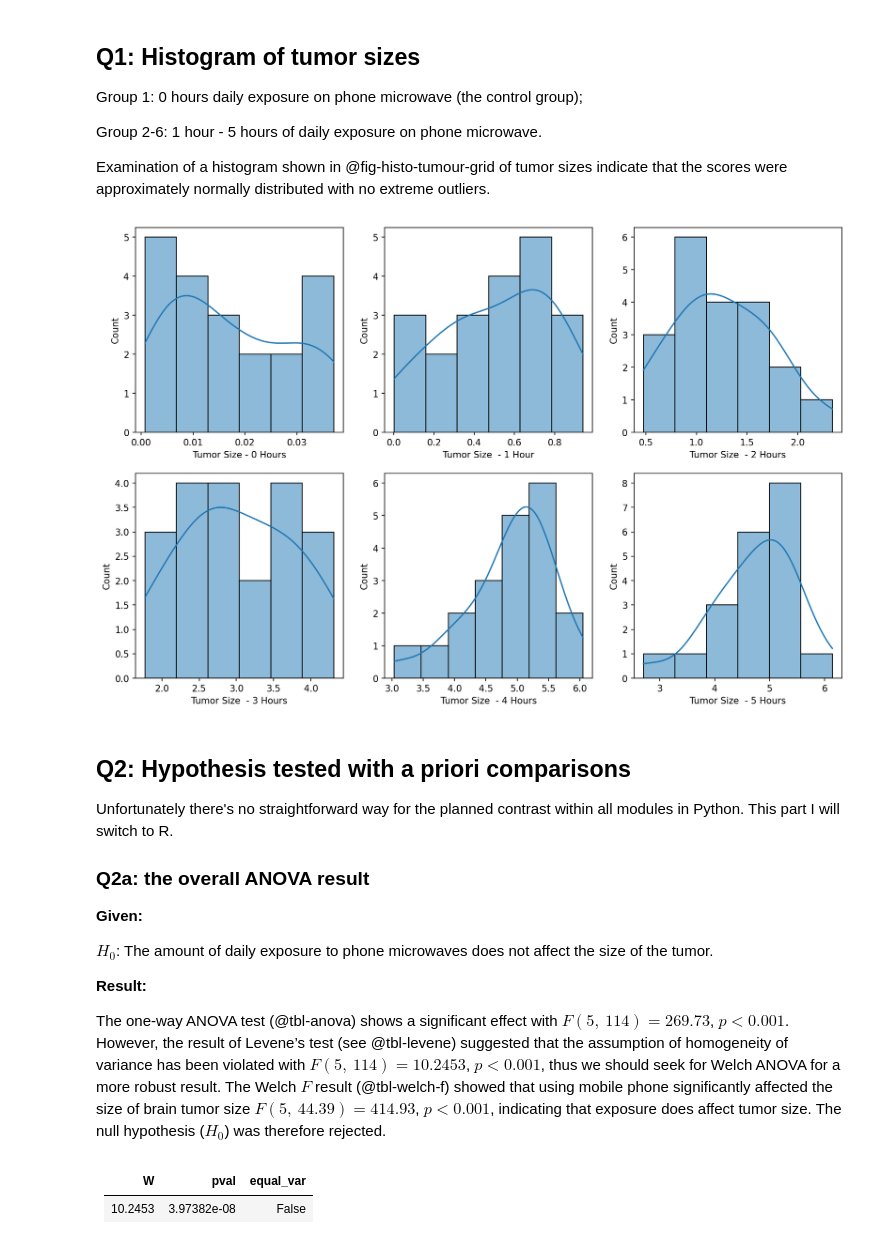
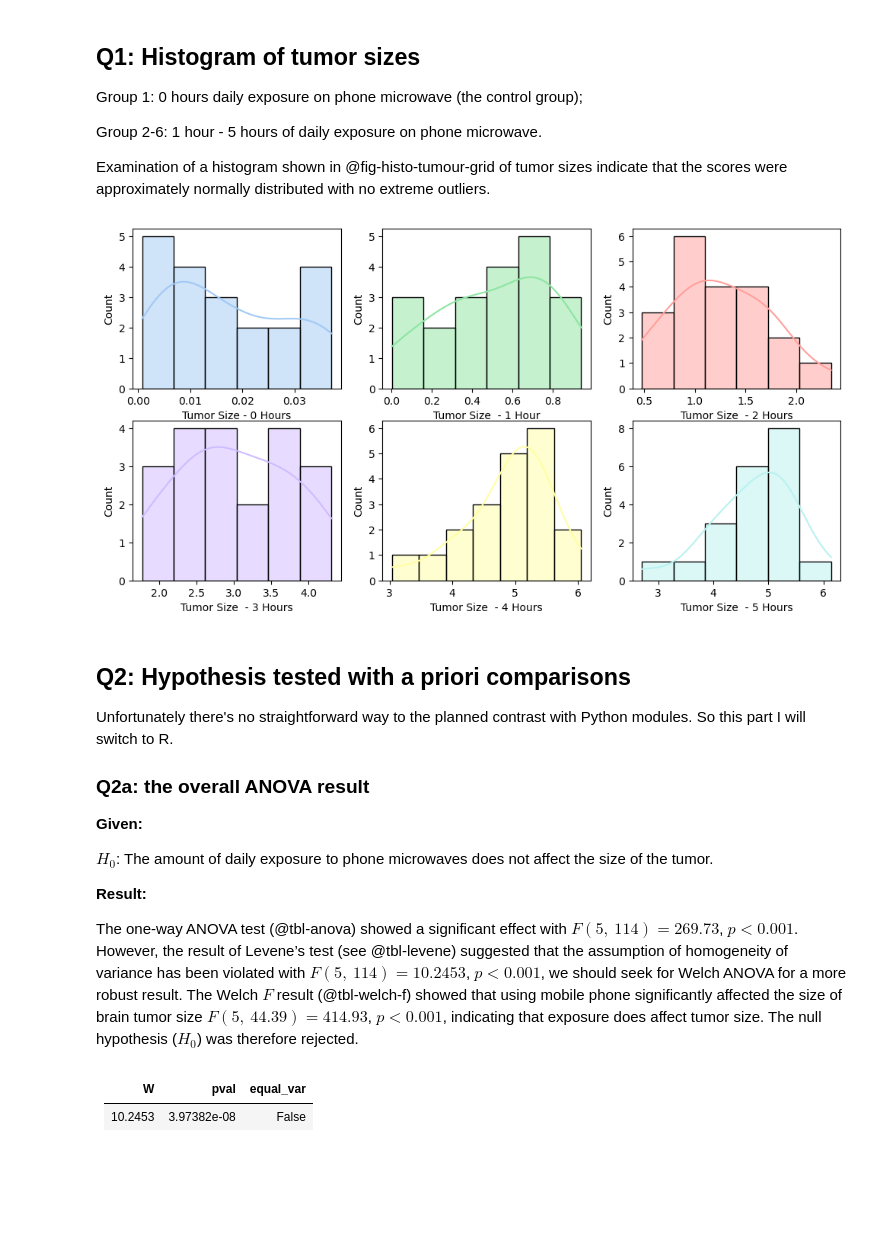
Before and after one commit to AliceAmamiya/educ8009, a Jupyter notebook: session15-16/assignment.ipynb, the cells around one changed output. Drawn from its saved outputs; the diff is of its cells as text; code cells hidden in the pictures; blank space fills up the shorter version.

```diff
--- a/session15-16/assignment.ipynb
+++ b/session15-16/assignment.ipynb
@@ -62,32 +62,31 @@ Examination of a histogram shown in @fig-histo-tumour-grid of tumor sizes indica
 # %%
 #| echo: false
 #| label: fig-histo-tumour-grid
 #| fig-cap: Distribution of tumour sizes per group.
 
 import pyreadstat
 import matplotlib.pyplot as plt
 import seaborn as sns
 
 
 tumour_df, tumour_meta = pyreadstat.read_sav('./datasets/tumour.sav')
 
 fig, ax = plt.subplots(2,3)
-sns.histplot(tumour_df[tumour_df['usage'] == 1], x='tumour', kde=True, ax=ax[0, 0]).set_xlabel('Tumor Size - 0 Hours')
-sns.histplot(tumour_df[tumour_df['usage'] == 2], x='tumour', kde=True, ax=ax[0, 1]).set_xlabel('Tumor Size  - 1 Hour')
-sns.histplot(tumour_df[tumour_df['usage'] == 3], x='tumour', kde=True, ax=ax[0, 2]).set_xlabel('Tumor Size  - 2 Hours')
-sns.histplot(tumour_df[tumour_df['usage'] == 4], x='tumour', kde=True, ax=ax[1, 0]).set_xlabel('Tumor Size  - 3 Hours')
-sns.histplot(tumour_df[tumour_df['usage'] == 5], x='tumour', kde=True, ax=ax[1, 1]).set_xlabel('Tumor Size  - 4 Hours')
-sns.histplot(tumour_df[tumour_df['usage'] == 6], x='tumour', kde=True, ax=ax[1, 2]).set_xlabel('Tumor Size  - 5 Hours')
-fig.set_size_inches(14, 9)
-fig.set_dpi(150)
+sns.histplot(tumour_df[tumour_df['usage'] == 1], x='tumour', kde=True, color='#a1c9f4', ax=ax[0, 0]).set_xlabel('Tumor Size - 0 Hours')
+sns.histplot(tumour_df[tumour_df['usage'] == 2], x='tumour', kde=True, color='#8de5a1', ax=ax[0, 1]).set_xlabel('Tumor Size  - 1 Hour')
+sns.histplot(tumour_df[tumour_df['usage'] == 3], x='tumour', kde=True, color='#ff9f9b', ax=ax[0, 2]).set_xlabel('Tumor Size  - 2 Hours')
+sns.histplot(tumour_df[tumour_df['usage'] == 4], x='tumour', kde=True, color='#d0bbff', ax=ax[1, 0]).set_xlabel('Tumor Size  - 3 Hours')
+sns.histplot(tumour_df[tumour_df['usage'] == 5], x='tumour', kde=True, color='#fffea3', ax=ax[1, 1]).set_xlabel('Tumor Size  - 4 Hours')
+sns.histplot(tumour_df[tumour_df['usage'] == 6], x='tumour', kde=True, color='#b9f2f0', ax=ax[1, 2]).set_xlabel('Tumor Size  - 5 Hours')
+fig.set_size_inches(12, 6)
 
 plt.show()
 # %% [output]
-[figure, old version]
+[figure, new version]
 # %% [markdown]
 ## Q2: Hypothesis tested with a priori comparisons
 
-Unfortunately there's no straightforward way for the planned contrast within all modules in Python. This part I will switch to R.
+Unfortunately there's no straightforward way to the planned contrast with Python modules. So this part I will switch to R.
 
 ### Q2a: the overall ANOVA result
 
@@ -97,7 +96,7 @@ $H_0$: The amount of daily exposure to phone microwaves does not affect the size
 
 **Result:**
 
-The one-way ANOVA test (@tbl-anova) shows a significant effect with $F(5, \ 114) = 269.73$, $p < 0.001$. However, the result of Levene’s test (see @tbl-levene) suggested that the assumption of homogeneity of variance has been violated with $F(5,\ 114) = 10.2453$, $p < 0.001$, thus we should seek for Welch ANOVA for a more robust result. The Welch $F$ result (@tbl-welch-f) showed that using mobile phone significantly affected the size of brain tumor size $F(5,\ 44.39) = 414.93$, $p < 0.001$, indicating that exposure does affect tumor size. The null hypothesis ($H_0$) was therefore rejected.
+The one-way ANOVA test (@tbl-anova) showed a significant effect with $F(5, \ 114) = 269.73$, $p < 0.001$. However, the result of Levene’s test (see @tbl-levene) suggested that the assumption of homogeneity of variance has been violated with $F(5,\ 114) = 10.2453$, $p < 0.001$, we should seek for Welch ANOVA for a more robust result. The Welch $F$ result (@tbl-welch-f) showed that using mobile phone significantly affected the size of brain tumor size $F(5,\ 44.39) = 414.93$, $p < 0.001$, indicating that exposure does affect tumor size. The null hypothesis ($H_0$) was therefore rejected.
 # %%
 #| echo: false
 #| label: tbl-levene
```
Also changed, not shown: parts of 7 cells of this notebook, 13 other files.
